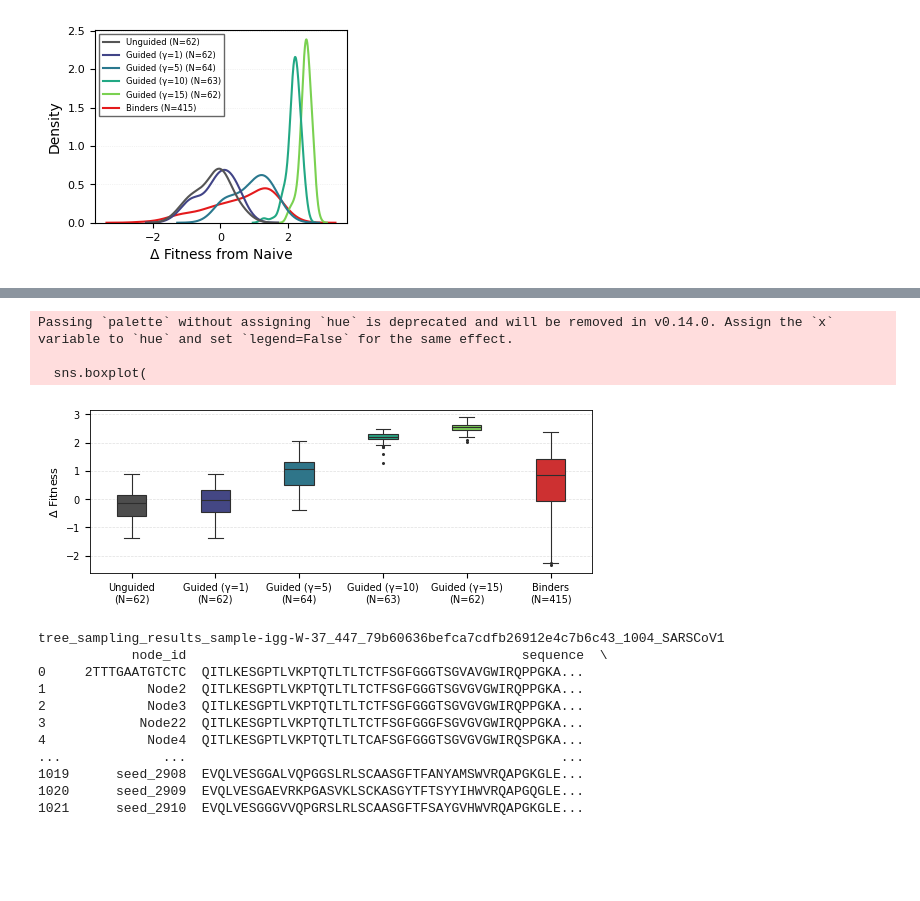
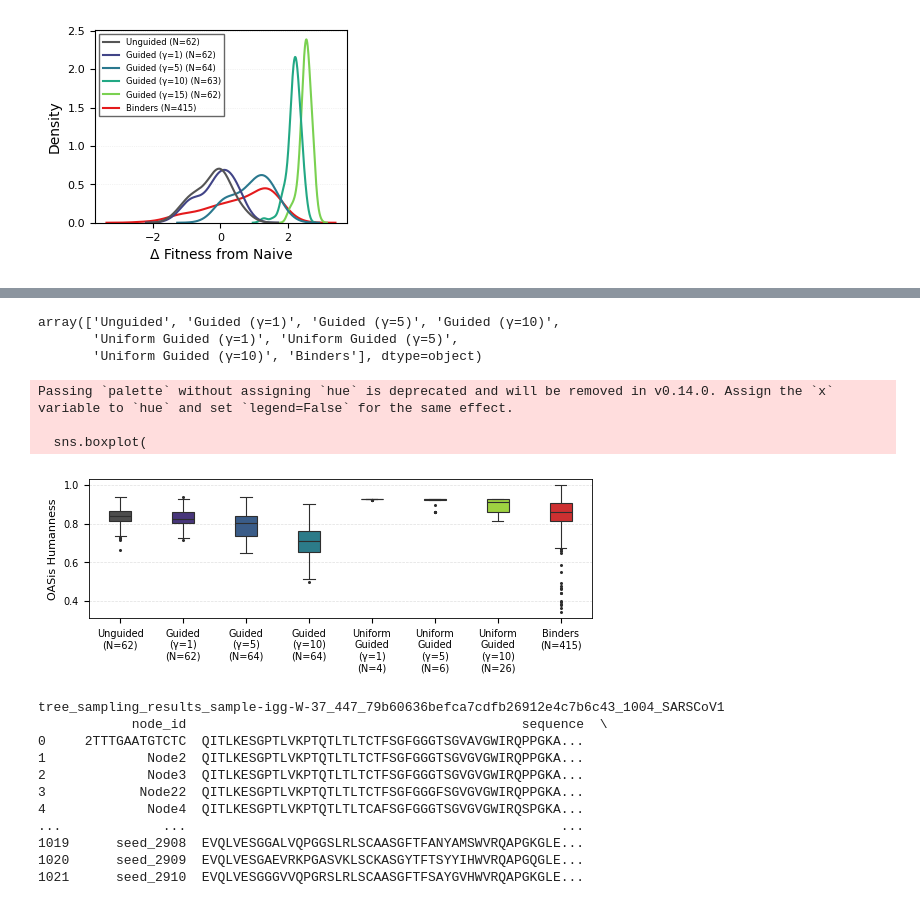
Before and after one commit to thematrixmaster/cosine, a Jupyter notebook: notebooks/eval_ctmc_model.ipynb, the cells around one changed output, grey strips where cells are left out. Cells and saved outputs as stored; diff of their text form; code cells hidden in the pictures; blank space fills up the shorter version.

Commit message:
Unify ctmc sampling code and run baseline with uniform rates

```diff
--- a/notebooks/eval_ctmc_model.ipynb
+++ b/notebooks/eval_ctmc_model.ipynb
@@ -3607,7 +3523,7 @@ for seed_seq, seed_h in zip(selected_seeds, selected_humanness):
 
     # Generate samples
     with torch.autocast(device_type="cuda", dtype=torch.bfloat16):
-        y_decoded = generator.generate_with_adapted_gillespie(t=ts, x=xs, x_sizes=x_sizes)
+        y_decoded = generator.generate_with_gillespie(t=ts, x=xs, x_sizes=x_sizes)
 
     # Decode sampled sequences
     sampled_seqs = [decode_sequence_from_toks(y_decoded[i].cpu().numpy()) for i in range(n_samples)]
@@ -3961,7 +3884,7 @@ from evo.sequence import _AA_STR_SORTED
 # root_seq = generate_naive_sequence(selected_seed, seed=20)
 # root_seq = assemble_random_germline_antibody(chain_type="heavy", seed=seed)
 fasta_path = "data/naive_oas/oas.fasta"
-root_seq = sample_naive_sequence_from_oas(fasta_path, 912)
+root_seq = sample_naive_sequence_from_oas(fasta_path, 10)
 
 # replace non-standard amino acids with G in root_seq
 root_seq_ok = [aa if aa in _AA_STR_SORTED else 'G' for aa in root_seq]
@@ -4143,6 +4091,24 @@ for gs, sim_samples in guided_gillespie_sim_samples.items():
                 "type": "guided_gillespie",
                 "guidance_strength": gs,
                 "method": f"Guided (γ={int(gs)})",
+                "is_leaf": is_leaf,
+                "tree_depth": tree_depth,
+                "root_to_node_branch_length": root_to_node_branch_length,
+            })
+
+for gs, sim_samples in uniform_guided_gillespie_sim_samples.items():
+    for rdict in sim_samples:
+        for node_id, sequence in rdict.items():
+            if node_id == root_name: continue
+            is_leaf = node_id in leaf_names
+            tree_depth = tree.get_distance(root_name, node_id, topology_only=True)
+            root_to_node_branch_length = tree.get_distance(root_name, node_id, topology_only=False)
+            data.append({
+                "node_id": node_id,
+                "sequence": sequence,
+                "type": "uniform_guided_gillespie",
+                "guidance_strength": gs,
+                "method": f"Uniform Guided (γ={int(gs)})",
                 "is_leaf": is_leaf,
                 "tree_depth": tree_depth,
                 "root_to_node_branch_length": root_to_node_branch_length,
@@ -4438,3 +4401,9 @@ Passing `palette` without assigning `hue` is deprecated and will be removed in v
+# %%
+leaf_df['method'].unique()
+# %% [output]
+array(['Unguided', 'Guided (γ=1)', 'Guided (γ=5)', 'Guided (γ=10)',
+       'Uniform Guided (γ=1)', 'Uniform Guided (γ=5)',
+       'Uniform Guided (γ=10)', 'Binders'], dtype=object)
 # %%
 import matplotlib.pyplot as plt
 import seaborn as sns
@@ -4445,12 +4414,21 @@ import re
 plt.rcParams['font.family'] = 'sans-serif'
 plt.rcParams['mathtext.fontset'] = 'dejavusans'
 
+# Filter data for leaves only (and include the "fake" leaves from seed binders)
+leaf_df = data_df[data_df['is_leaf'] == True].copy()
+
 # --- 1. Sorting & Color Logic (Kept from original) ---
 def method_sort_key(method_name):
     if "Unguided" in method_name: return -1
     if "Binder" in method_name: return 9999
+    is_uniform = "Uniform" in method_name
     match = re.search(r'(\d+)', method_name)
-    return int(match.group(1)) if match else 999
+    key = 999
+    if match and is_uniform:
+        key = int(match.group(1)) + 99
+    elif match:
+        key = int(match.group(1))
+    return key
 
 unique_methods = leaf_df['method'].unique()
 sorted_methods = sorted(unique_methods, key=method_sort_key)
@@ -4480,7 +4458,8 @@ ax = plt.gca()
 sns.boxplot(
     data=leaf_df,
     x="method",           # Swapped to X
-    y="delta_fitness",     # Swapped to Y
+    # y="delta_fitness",     # Swapped to Y
+    y="oasis_humanness",
     order=sorted_methods,
     palette=method_colors,
     ax=ax,
@@ -4495,39 +4474,44 @@ sns.boxplot(
 new_labels = []
 for method in sorted_methods:
     n_seqs = leaf_df[leaf_df['method'] == method]['sequence'].nunique()
+    if method.startswith("Uniform Guided ("):
+        method = method.replace("Uniform Guided (", "Uniform\nGuided\n(")
+    if method.startswith("Guided ("):
+        method = method.replace("Guided (", "Guided\n(")
     # We use a space instead of a newline if the plot is very wide,
     # or keep the newline if horizontal space is still tight.
     new_labels.append(f"{method}\n(N={n_seqs})")
 
 ax.set_xticklabels(new_labels, fontsize=7)
 ax.set_xlabel('')
-ax.set_ylabel('$\Delta$ Fitness', fontsize=8) # Shortened label for height constraints
+# ax.set_ylabel('$\Delta$ Fitness', fontsize=8) # Shortened label for height constraints
+ax.set_ylabel('OASis Humanness', fontsize=8)
 ax.tick_params(axis='y', labelsize=7)
 
 # --- 5. Final Polish ---
 # Vertical grid lines help guide the eye to the categories in a wide strip
 ax.yaxis.grid(True, linestyle='--', alpha=0.4, linewidth=0.5)
 ax.xaxis.grid(False)
 ax.set_axisbelow(True)
 
 # Standard professional spines
 for spine in ax.spines.values():
     spine.set_linewidth(0.6)
     spine.set_visible(True)
 
 # Adjust layout to minimize whitespace
 plt.tight_layout(pad=0.2)
 
 # --- 6. Saving ---
 # filename = f"fitness_strip_vertical_{filename_stem}.pdf"
-plt.savefig(filename, bbox_inches='tight', dpi=300)
+# plt.savefig(filename, bbox_inches='tight', dpi=300)
 
 plt.show()
 # %% [output]
 Passing `palette` without assigning `hue` is deprecated and will be removed in v0.14.0. Assign the `x` variable to `hue` and set `legend=False` for the same effect.
 
   sns.boxplot(
-[figure, old version]
+[figure, new version]
 # %%
 # save samples to csv (data_df)
 
```
Also changed, not shown: parts of 46 cells of this notebook, 15 other files.
